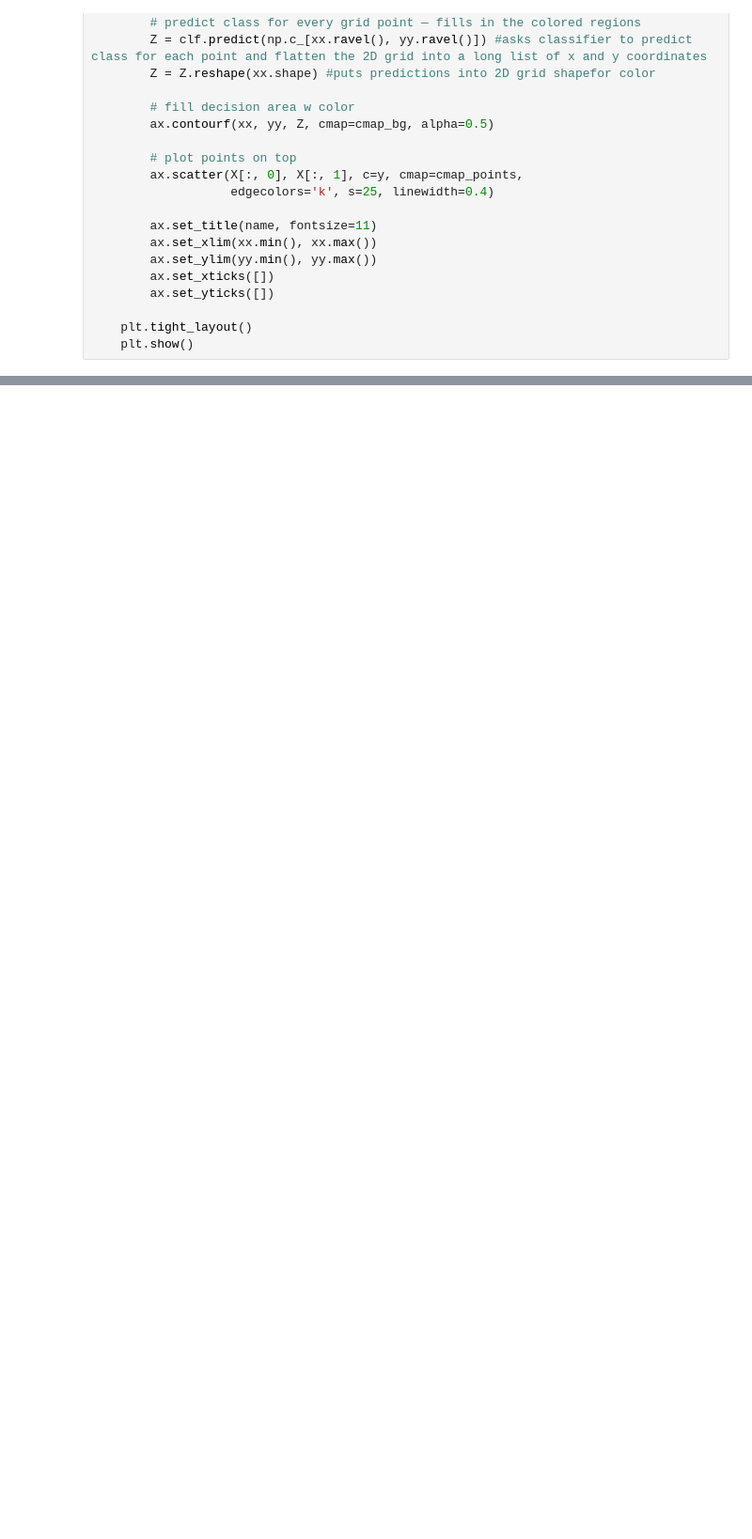
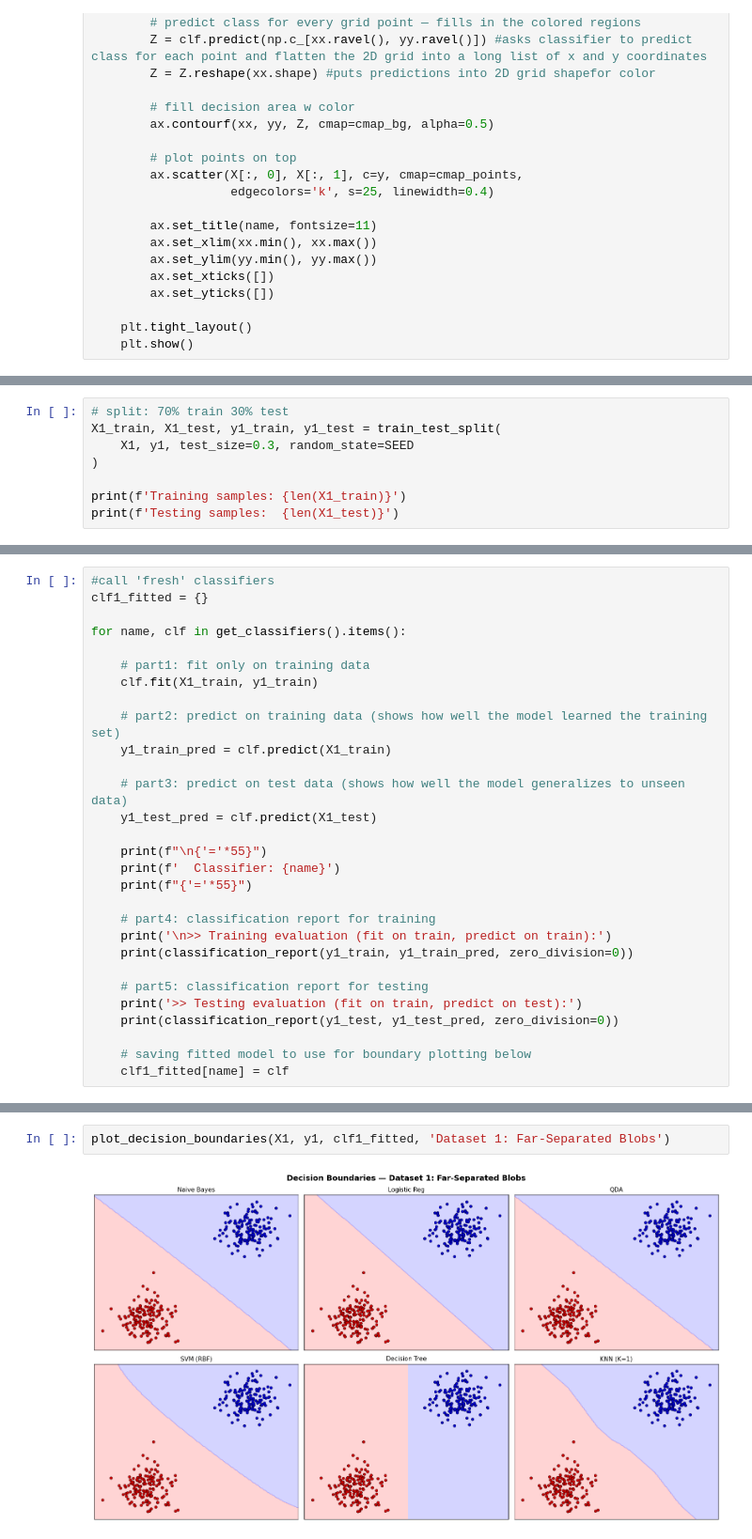
Before and after one commit to LishaRamon/applied-ml, a Jupyter notebook: HW3_Comparison_of_ML_Classification_Algorithms.ipynb, the cells around one changed output, grey strips where cells are left out. Shown at 94% size. Cells and saved outputs as stored; diff of their text form; blank space fills up the shorter version.

```diff
--- a/HW3_Comparison_of_ML_Classification_Algorithms.ipynb
+++ b/HW3_Comparison_of_ML_Classification_Algorithms.ipynb
@@ -122,0 +158,8 @@ def plot_decision_boundaries(X, y, fitted_classifiers, dataset_name):
+# %%
+# split: 70% train 30% test
+X1_train, X1_test, y1_train, y1_test = train_test_split(
+    X1, y1, test_size=0.3, random_state=SEED
+)
+
+print(f'Training samples: {len(X1_train)}')
+print(f'Testing samples:  {len(X1_test)}')
@@ -122,0 +178,29 @@ def plot_decision_boundaries(X, y, fitted_classifiers, dataset_name):
+# %%
+#call 'fresh' classifiers
+clf1_fitted = {}
+
+for name, clf in get_classifiers().items():
+
+    # part1: fit only on training data
+    clf.fit(X1_train, y1_train)
+
+    # part2: predict on training data (shows how well the model learned the training set)
+    y1_train_pred = clf.predict(X1_train)
+
+    # part3: predict on test data (shows how well the model generalizes to unseen data)
+    y1_test_pred = clf.predict(X1_test)
+
+    print(f"\n{'='*55}")
+    print(f'  Classifier: {name}')
+    print(f"{'='*55}")
+
+    # part4: classification report for training
+    print('\n>> Training evaluation (fit on train, predict on train):')
+    print(classification_report(y1_train, y1_train_pred, zero_division=0))
+
+    # part5: classification report for testing
+    print('>> Testing evaluation (fit on train, predict on test):')
+    print(classification_report(y1_test, y1_test_pred, zero_division=0))
+
+    # saving fitted model to use for boundary plotting below
+    clf1_fitted[name] = clf
@@ -122,0 +227,4 @@ def plot_decision_boundaries(X, y, fitted_classifiers, dataset_name):
+# %%
+plot_decision_boundaries(X1, y1, clf1_fitted, 'Dataset 1: Far-Separated Blobs')
+# %% [output]
+[figure, added]
```
Also changed, not shown: parts of 8 cells of this notebook.
